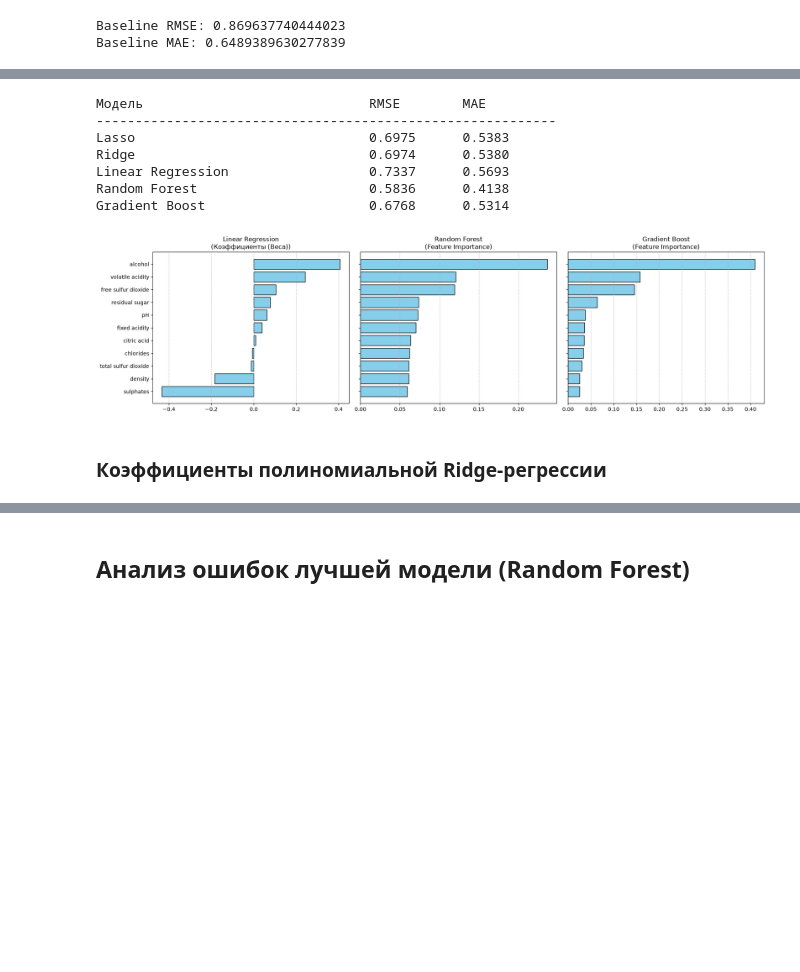
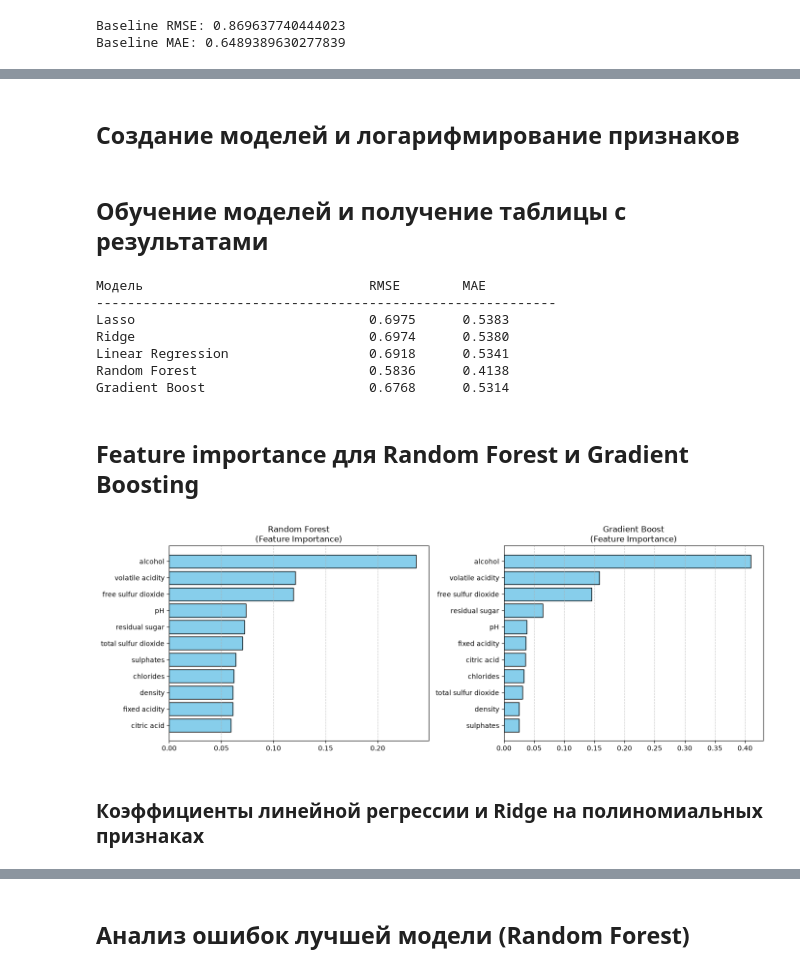
Before and after one commit to N7321/ml_course_mai, a Jupyter notebook: regression/lab1.ipynb, the cells around one changed output, grey strips where cells are left out. Drawn from its saved outputs; the diff is of its cells as text; code cells hidden in the pictures; blank space fills up the shorter version.

```diff
--- a/regression/lab1.ipynb
+++ b/regression/lab1.ipynb
@@ -60,6 +64,8 @@ scaler = StandardScaler()
 scaler.fit(X_train)
 X_train_scaled = scaler.transform(X_train)
 X_test_scaled = scaler.transform(X_test)
+# %% [markdown]
+## Создание моделей и логарифмирование признаков
 # %%
 from sklearn.pipeline import Pipeline
 from sklearn.linear_model import LinearRegression, RidgeCV, LassoCV
@@ -67,7 +73,8 @@ from sklearn.ensemble import RandomForestRegressor
 from sklearn.ensemble import GradientBoostingRegressor
 import matplotlib.pyplot as plt
 from sklearn.pipeline import make_pipeline
-from sklearn.preprocessing import FunctionTransformer
+from sklearn.preprocessing import FunctionTransformer, PolynomialFeatures, StandardScaler
+from sklearn.base import BaseEstimator, TransformerMixin
 
 skewed = ['residual sugar', 'chlorides', 'free sulfur dioxide', 'total sulfur dioxide',
           'volatile acidity', 'sulphates', 'citric acid', 'fixed acidity']
@@ -77,10 +84,24 @@ def log_skewed(D):
     D[skewed] = np.log1p(D[skewed])
     return D
 
-linreg = Pipeline(
-    [   ("scaler", StandardScaler()),
-        ("model", LinearRegression())
-    ]
+class Winsorizer(BaseEstimator, TransformerMixin):
+    #Обрезаем признаки по квантилям
+    def __init__(self, q=0.005):
+        self.q = q
+    def fit(self, X, y=None):
+        self.low_ = X.quantile(self.q)
+        self.high_ = X.quantile(1 - self.q)
+        return self
+    def transform(self, X):
+        return X.clip(self.low_, self.high_, axis=1)
+
+linreg = make_pipeline(
+    Winsorizer(0.005),
+    FunctionTransformer(log_skewed),
+    StandardScaler(),
+    PolynomialFeatures(degree=2),
+    StandardScaler(),
+    LinearRegression(),
 )
 
 linreg_poly = make_pipeline(
@@ -114,6 +135,8 @@ gradientboost = Pipeline(
         ("model", GradientBoostingRegressor(n_estimators=100, random_state=27))
     ]
 )
+# %% [markdown]
+## Обучение моделей и получение таблицы с результатами
 # %%
 from sklearn.preprocessing import FunctionTransformer, PolynomialFeatures, StandardScaler
 from sklearn.linear_model import RidgeCV
@@ -140,42 +163,35 @@ for name, model in models_dict.items():
 -----------------------------------------------------------
 Lasso                              0.6975      0.5383
 Ridge                              0.6974      0.5380
-Linear Regression                  0.7337      0.5693
+Linear Regression                  0.6918      0.5341
 Random Forest                      0.5836      0.4138
 Gradient Boost                     0.6768      0.5314
+# %% [markdown]
+## Feature importance для Random Forest и Gradient Boosting
 # %%
-fig, axes = plt.subplots(1, 3, figsize=(18, 5), sharey=True)
+fig, axes = plt.subplots(1, 2, figsize=(14, 5))
 
 trained_models = {
-    "Linear Regression": linreg,
     "Random Forest": randomforest,
     "Gradient Boost": gradientboost
 }
 
 for idx, (name, pipeline) in enumerate(trained_models.items()):
 
-    model = pipeline.named_steps["model"]
-
-    if name == "Linear Regression":
-        importances = model.coef_
-        title_label = "Коэффициенты (Веса)"
-    else:
-        importances = model.feature_importances_
-        title_label = "Feature Importance"
-
+    importances = pipeline.named_steps["model"].feature_importances_
     indices = np.argsort(importances)
 
     axes[idx].barh(range(len(indices)), importances[indices], color='skyblue', edgecolor='black')
     axes[idx].set_yticks(range(len(indices)))
     axes[idx].set_yticklabels(X.columns[indices])
-    axes[idx].set_title(f"{name}\n({title_label})")
+    axes[idx].set_title(f"{name}\n(Feature Importance)")
     axes[idx].grid(axis='x', linestyle='--', alpha=0.7)
 
 
 plt.tight_layout()
 plt.show()
 # %% [output]
-[figure, old version]
+[figure, new version]
 # %% [markdown]
-### Коэффициенты полиномиальной Ridge-регрессии
+### Коэффициенты линейной регрессии и Ridge на полиномиальных признаках
 # %%
```
Also changed, not shown: parts of 4 cells of this notebook.
